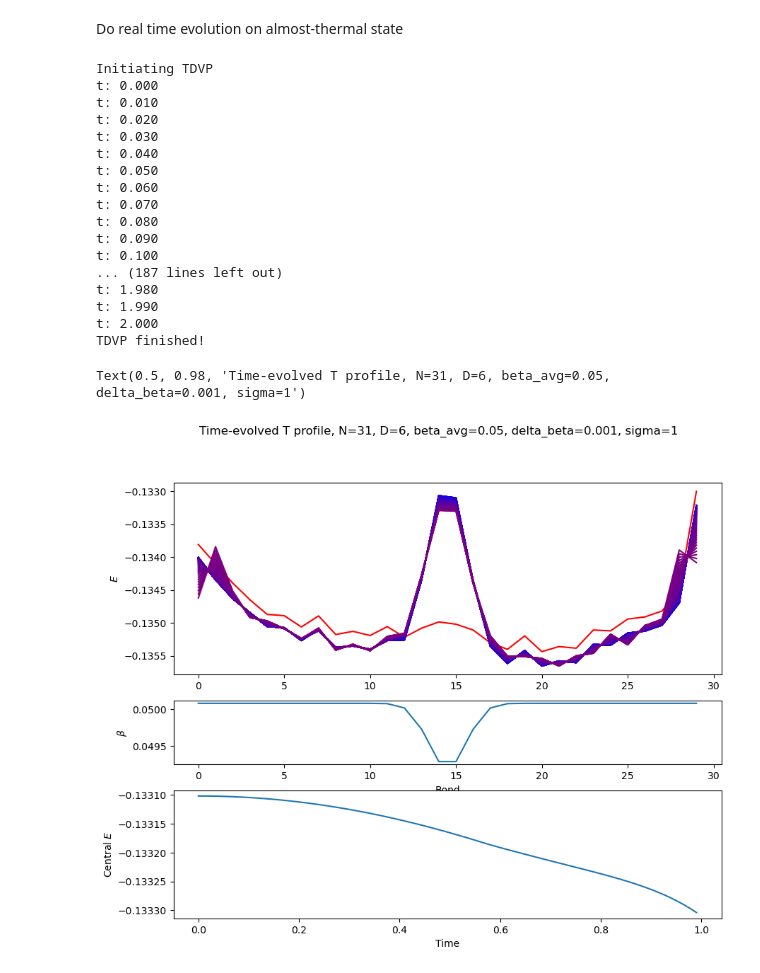
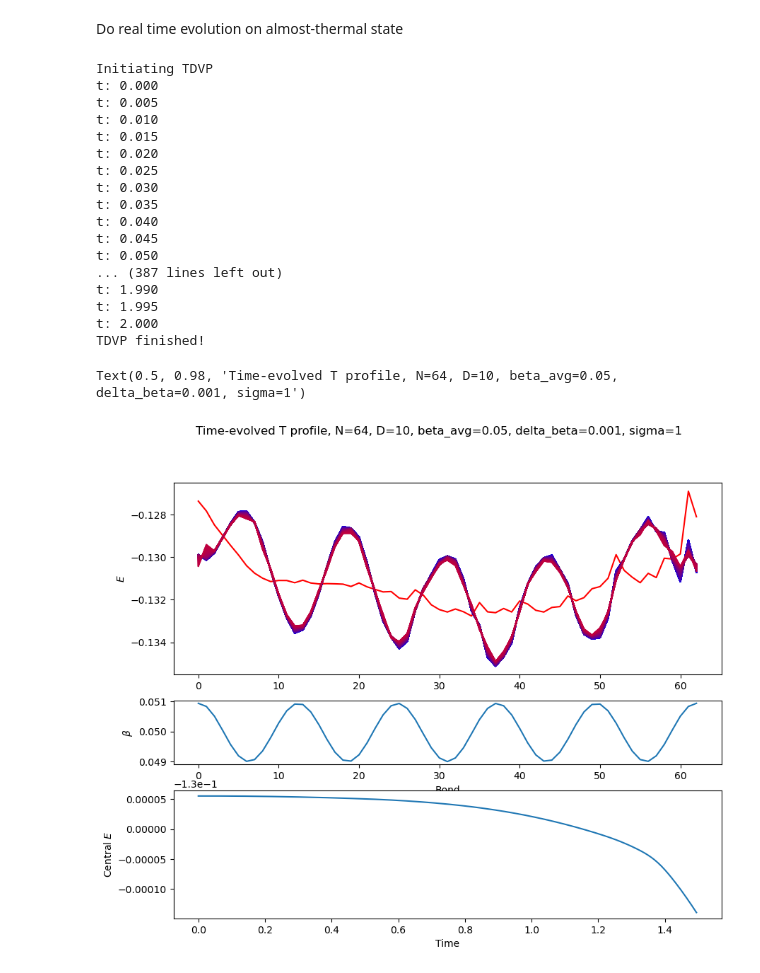
Before and after one commit to OscarCharlieST/quantum-tensor, a Jupyter notebook: active.ipynb, the cells around one changed output. Cells and saved outputs as stored; diff of their text form; code cells hidden in the pictures.

```diff
--- a/active.ipynb
+++ b/active.ipynb
@@ -83,8 +90,8 @@ Final energy: (-9.590983998497517+3.469446951953614e-16j)
 # %% [markdown]
 Testing near thermal ansatz builder
 # %%
-N = 31
-D = 6
+N = 64
+D = 10
 H_usual = ops.tilted_ising(N=N)
 H_tf = thf.thermofield_hamiltonian(H_usual)
 H_check_before = copy.deepcopy(H_tf[2])
@@ -115,7 +122,12 @@ Energy at finite temperature: -2.0404371364293095
 # gaussian profile ontop of an average,
 # with temp highest at centre,
 # adjusted to have zero mean
-d_beta_profile = delta_beta*np.exp(-(np.linspace(-N/2, N/2, N)**2)/(2*sigma**2))
+# d_beta_profile = delta_beta*np.exp(-(np.linspace(-N/2, N/2, N)**2)/(2*sigma**2))
+
+# cosine profile
+k = 0.5
+d_beta_profile = delta_beta*np.cos(-k*np.linspace(-N/2, N/2, N))
+
 d_beta_profile = d_beta_profile - np.mean(d_beta_profile)*np.ones(N)
 
 beta_profile = beta_avg*np.ones(N) - d_beta_profile
@@ -155,7 +167,7 @@ Do real time evolution on almost-thermal state
 # %%
 initial_state = copy.deepcopy(profile_state)
 t_f = 2
-n_steps = 200
+n_steps = 400
 # evolved_state, expectations = sim.tdvp(initial_state, H_tf, t_f, n_steps, operators=local_ops)
 evolved_state, expectations = sim.tdvp(initial_state,
  H_tf, t_f, n_steps, sim.method_exact,
@@ -165,47 +177,47 @@ evolved_state, expectations = sim.tdvp(initial_state,
 # %% [output]
 Initiating TDVP
 t: 0.000
+t: 0.005
 t: 0.010
+t: 0.015
 t: 0.020
+t: 0.025
 t: 0.030
+t: 0.035
 t: 0.040
+t: 0.045
 t: 0.050
-t: 0.060
-t: 0.070
-t: 0.080
-t: 0.090
-t: 0.100
-... (187 lines left out)
-t: 1.980
+... (387 lines left out)
 t: 1.990
+t: 1.995
 t: 2.000
 TDVP finished!
 # %%
 fig, ax = plt.subplots(3, 1, height_ratios=[3, 1, 2], figsize=(10, 8))
 fig.suptitle(f"Time-evolved T profile, N={N}, D={D}, beta_avg={beta_avg}, delta_beta={delta_beta}, sigma={sigma}")
 ax[0,].plot(sites[:-1], local_energy, color='b')
 ax[0,].plot(sites[:-1], even_energy, color='r')
 ax[0,].set_ylabel(r'$E$')
 bond_profile = [np.sqrt(beta_profile[i]*beta_profile[i+1]) for i in range(N-1)]
 ax[1,].plot(sites[:-1], bond_profile)
 ax[1,].set_ylabel(r'$\beta$')
 ax[1,].set_xlabel("Bond")
 
 
 times = evolved_state.keys()
 E_profile={}
 for t in times:
-    if t < 1:
+    if t < 1.5:
         E_profile[t] = [ops.local_expect(evolved_state[t], op) for op in local_ops]
         ax[0,].plot(sites[:-1], E_profile[t], color=(t/t_f, 0, 1-t/t_f))
 
 
 middle_energy = [expectations[t][1] for t in times]
-ax[2,].plot(list(times)[:100], middle_energy[:100])
+ax[2,].plot(list(times)[:300], middle_energy[:300])
 ax[2,].set_xlabel("Time")
 ax[2,].set_ylabel(r'Central $E$')
 
 fig.suptitle(f"Time-evolved T profile, N={N}, D={D}, beta_avg={beta_avg}, delta_beta={delta_beta}, sigma={sigma}")
 # %% [output]
-Text(0.5, 0.98, 'Time-evolved T profile, N=31, D=6, beta_avg=0.05, delta_beta=0.001, sigma=1')
+Text(0.5, 0.98, 'Time-evolved T profile, N=64, D=10, beta_avg=0.05, delta_beta=0.001, sigma=1')
-[figure, old version]
+[figure, new version]
```
Also changed, not shown: parts of 8 cells of this notebook.
